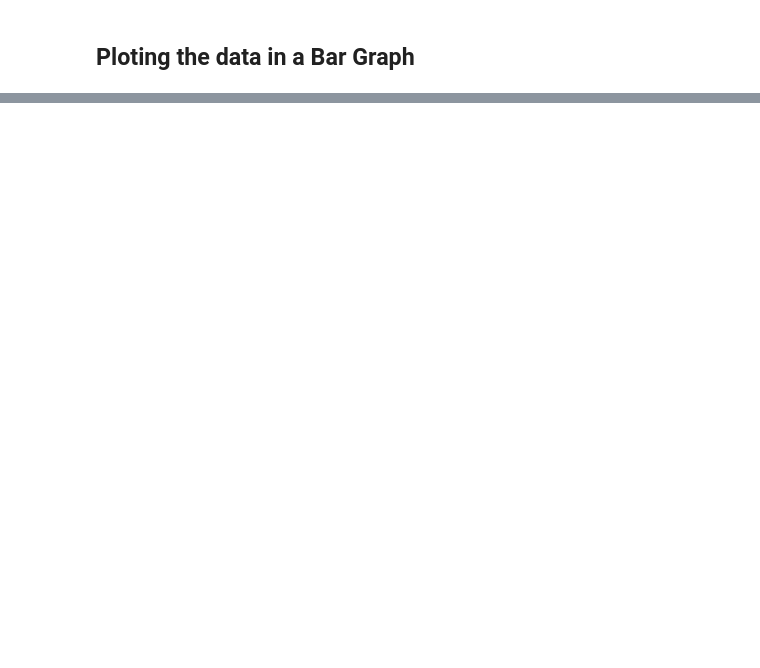
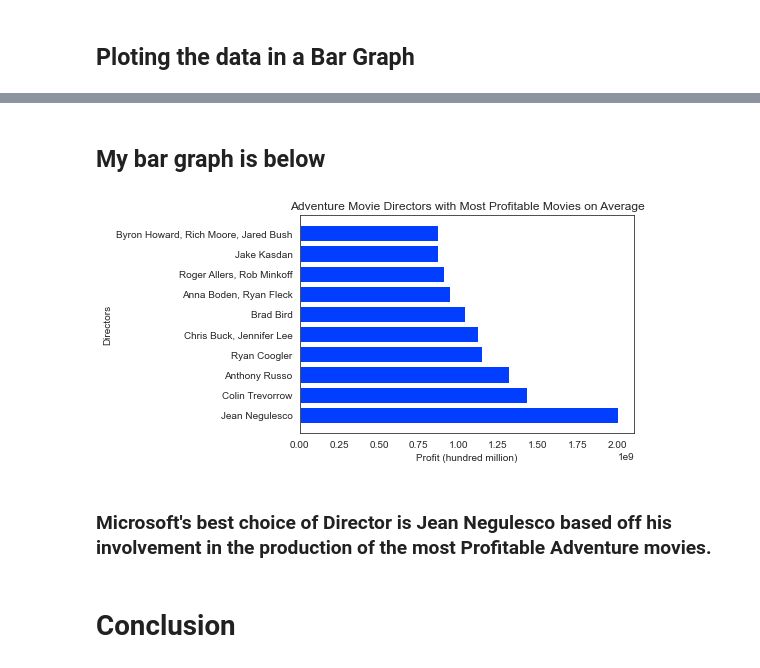
Before and after one commit to eaiturbe/microsoft_movie_analysis, a Jupyter notebook: Final Notebook.ipynb, the cells around one changed output, grey strips where cells are left out. Saved outputs shown, nothing was run; the diff lists cells and outputs as text; code cells hidden in the pictures; blank space fills up the shorter version.

```diff
--- a/Final Notebook.ipynb
+++ b/Final Notebook.ipynb
@@ -198,0 +589,2 @@ plt.legend()
+# %%
+final_df['profit'] = final_df['worldwide_gross'] - final_df['production_budget']
@@ -198,0 +593,6 @@ plt.legend()
+# %%
+directors_df = final_df.groupby('directors').mean()
+# %%
+directors_df = directors_df.sort_values('profit', ascending = False)
+# %%
+directors_df = directors_df.head(10)
@@ -198,0 +616,14 @@ plt.legend()
+# %% [markdown]
+## My bar graph is below
+# %%
+bar4 = plt.barh(directors_df.index, directors_df['profit'])
+plt.title('Adventure Movie Directors with Most Profitable Movies on Average')
+plt.xlabel('Profit (hundred million)')
+plt.ylabel('Directors')
+plt.savefig("images/Directors_and_Profit_for_Adventure_Movies", bbox_inches='tight')
+# %% [output]
+[figure, added]
+# %% [markdown]
+### Microsoft's best choice of Director is Jean Negulesco based off his involvement in the production of the most Profitable Adventure movies.
+# %% [markdown]
+# Conclusion
```
Also changed, not shown: parts of 83 cells of this notebook, 4 other files.
